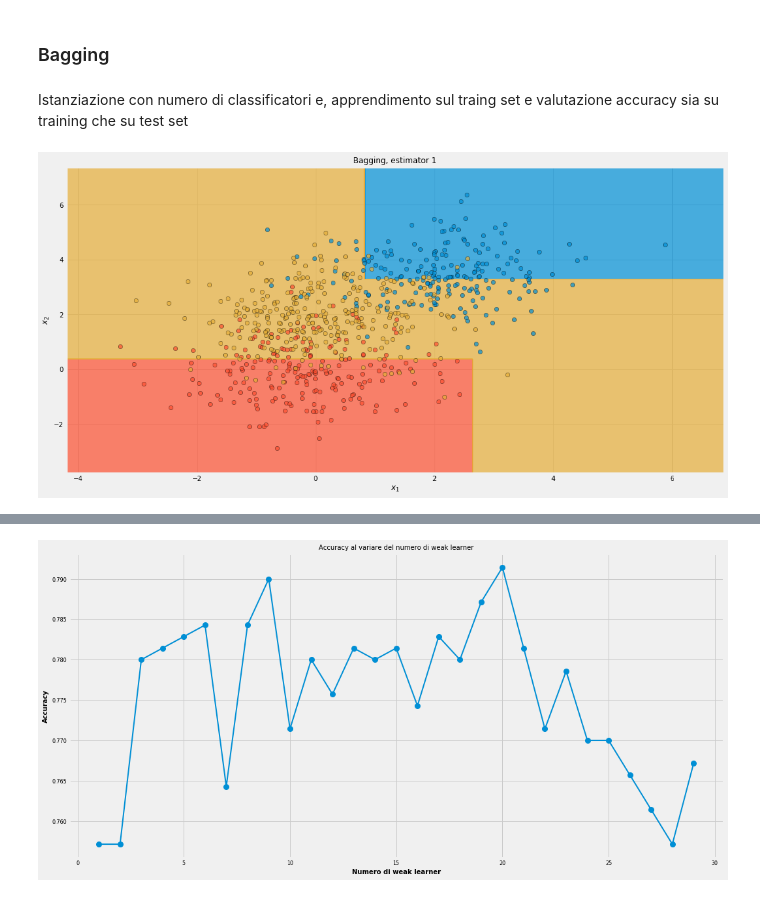
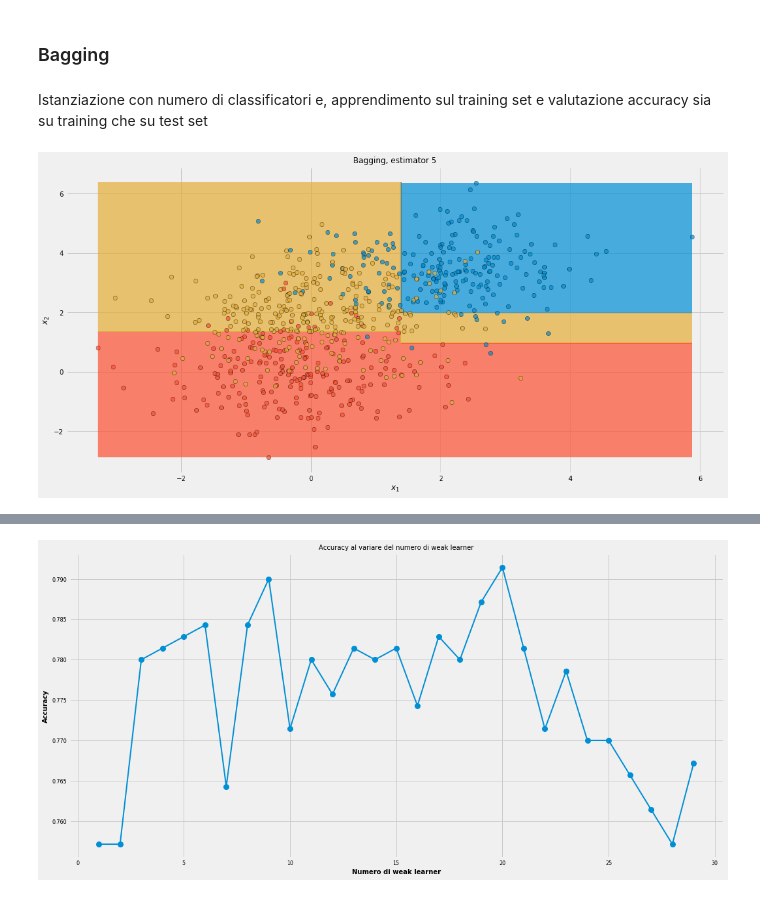
Before and after one commit to tvml/ml1819, a Jupyter notebook: codici/ensemble.ipynb, the cells around one changed output, grey strips where cells are left out. Cells and saved outputs as stored; diff of their text form; code cells hidden in the pictures.

```diff
--- a/codici/ensemble.ipynb
+++ b/codici/ensemble.ipynb
@@ -56,11 +60,6 @@ x1min=min(min(df.x1),min(dft.x1))
 x1max=max(max(df.x1),max(dft.x1))
 x2min=min(min(df.x2),min(dft.x2))
 x2max=max(max(df.x2),max(dft.x2))
-
-x1min=x1min-(x1max-x1min)/10
-x1max=x1max+(x1max-x1min)/10
-x2min=x2min-(x2max-x2min)/10
-x2max=x2max+(x2max-x2min)/10
 
 
 x = np.linspace(x1min,x1max, 100)
@@ -349,7 +199,7 @@ plt.show()
 # %% [markdown]
 ### Bagging
 # %% [markdown]
-Istanziazione con numero di classificatori e, apprendimento sul traing set e valutazione accuracy sia su training che su test set
+Istanziazione con numero di classificatori e, apprendimento sul training set e valutazione accuracy sia su training che su test set
 # %%
 n_estimators = 15
 md = 3
@@ -362,25 +212,25 @@ clf = clf.fit(df[['x1','x2']], df['class'])
 scores_train = clf.score(df[['x1','x2']], df['class'])
 scores_test = clf.score(dft[['x1','x2']], dft['class'])
 # %%
-est_n = 1
+est_n = 5
 d = df_all
 fig = plt.figure(figsize=(16,8))
 ax = fig.gca()
 xx, yy = np.meshgrid(np.arange(x1min, x1max, plot_step), np.arange(x2min, x2max, plot_step))
 estimator_alpha = .7
-tree = clf.estimators_[est_n]
-Z = tree.predict(np.c_[xx.ravel(), yy.ravel()])
+t = clf.estimators_[est_n]
+Z = t.predict(np.c_[xx.ravel(), yy.ravel()])
 Z = Z.reshape(xx.shape)
 cs = plt.contourf(xx, yy, Z, alpha=estimator_alpha, cmap=cMap)
 
 for cl in xrange(1,n_classes+1):
     data = d[d['class']==cl]
     plt.scatter(data.x1,data.x2, c=colors[cl-1], s=40, edgecolors='k', marker='o', alpha=.7, label='Class {0:d}'.format(cl-1))
 plt.xticks(fontsize=10)
 plt.yticks(fontsize=10)
 plt.ylabel('$x_2$', fontsize=12)
 plt.xlabel('$x_1$', fontsize=12)
 plt.title("Bagging, estimator {0:d}".format(est_n), fontsize=12)
 plt.show()
 # %% [output]
-[figure, old version]
+[figure, new version]
```
Also changed, not shown: parts of 31 cells of this notebook, 3 other files.
